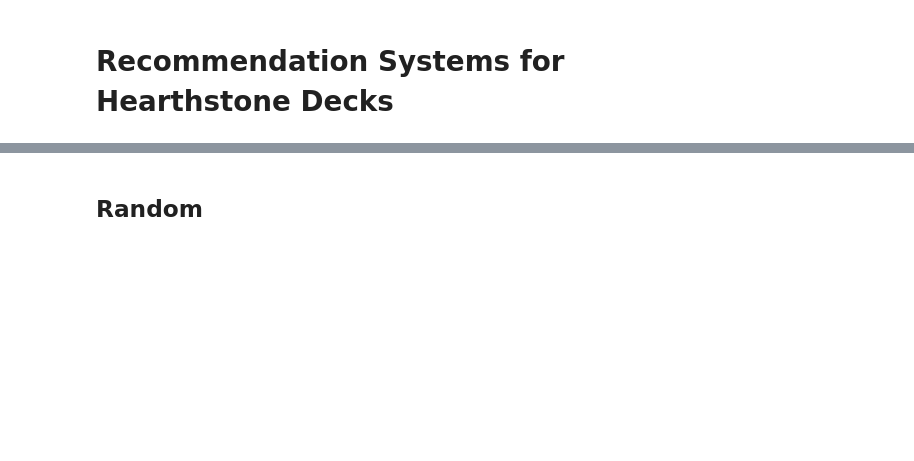
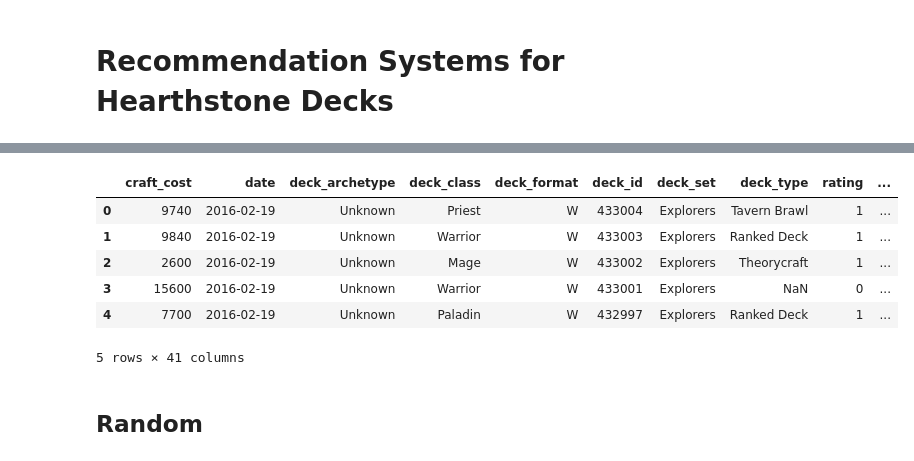
Before and after one commit to gustavo-cornejo/RecSist-Proyecto, a Jupyter notebook: codigo.ipynb, the cells around one changed output, grey strips where cells are left out. Cells and saved outputs as stored; diff of their text form; code cells hidden in the pictures; blank space fills up the shorter version.

```diff
--- a/codigo.ipynb
+++ b/codigo.ipynb
@@ -10,8 +16,16 @@ import numpy as np
 import scipy.sparse as sparse
 import matplotlib.pyplot as plt
 # %%
-url = 'https://raw.githubusercontent.com/gustavo-cornejo/RecSist-Proyecto/refs/heads/main/archive/data.csv?token=GHSAT0AAAAAACYQMCVWC4JBAZ5UEEVMZGBQZYIHVEA'
+url = 'https://raw.githubusercontent.com/gustavo-cornejo/RecSist-Proyecto/refs/heads/main/archive/data.csv?token=GHSAT0AAAAAACYQMCVXGQUFA5SZ7VYGB3EQZYIIMYQ'
 data = pd.read_csv(url)
 data.head()
+# %% [output]
+|  | craft_cost | date | deck_archetype | deck_class | deck_format | deck_id | deck_set | deck_type | rating | ... |
+| 0 | 9740 | 2016-02-19 | Unknown | Priest | W | 433004 | Explorers | Tavern Brawl | 1 | ... |
+| 1 | 9840 | 2016-02-19 | Unknown | Warrior | W | 433003 | Explorers | Ranked Deck | 1 | ... |
+| 2 | 2600 | 2016-02-19 | Unknown | Mage | W | 433002 | Explorers | Theorycraft | 1 | ... |
+| 3 | 15600 | 2016-02-19 | Unknown | Warrior | W | 433001 | Explorers | NaN | 0 | ... |
+| 4 | 7700 | 2016-02-19 | Unknown | Paladin | W | 432997 | Explorers | Ranked Deck | 1 | ... |
+5 rows × 41 columns
 # %% [markdown]
 ## Random
```
Also changed, not shown: parts of 8 cells of this notebook.
